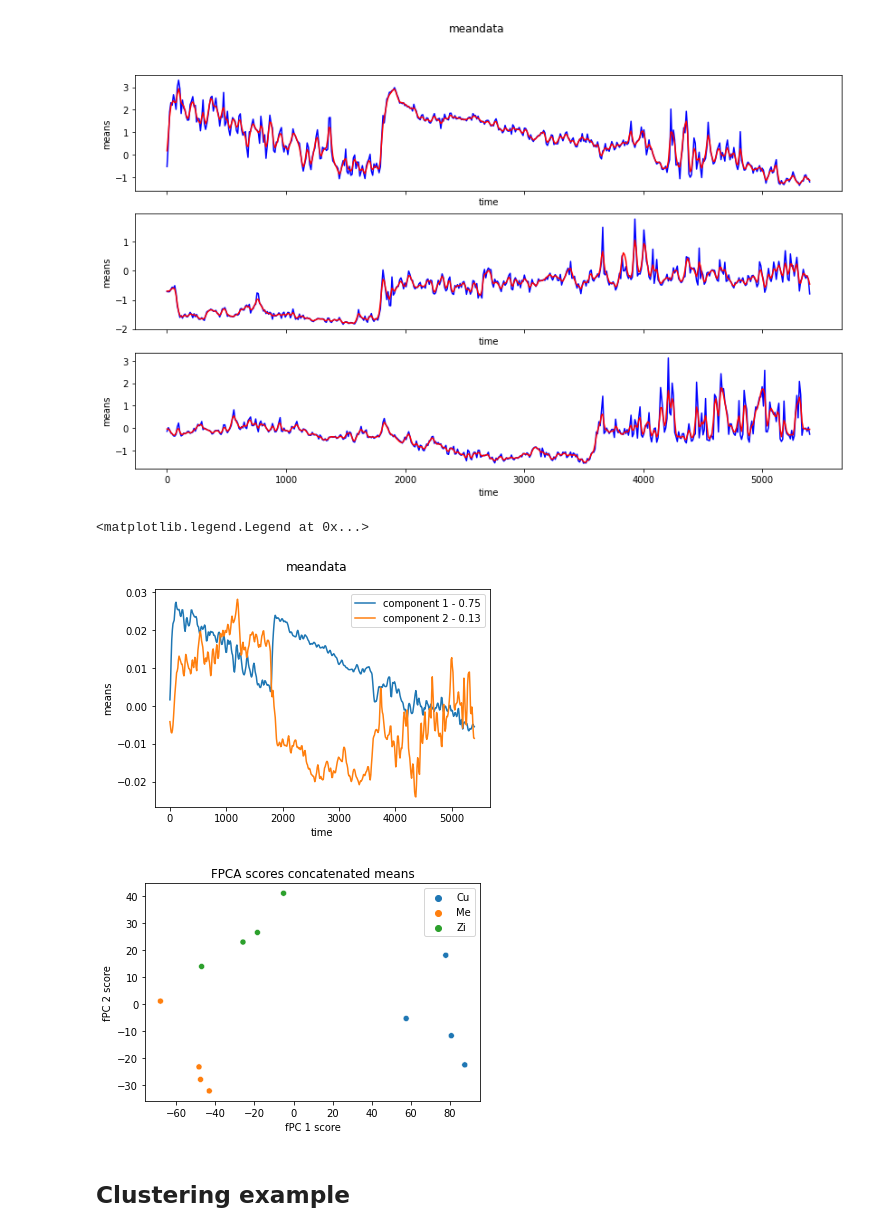
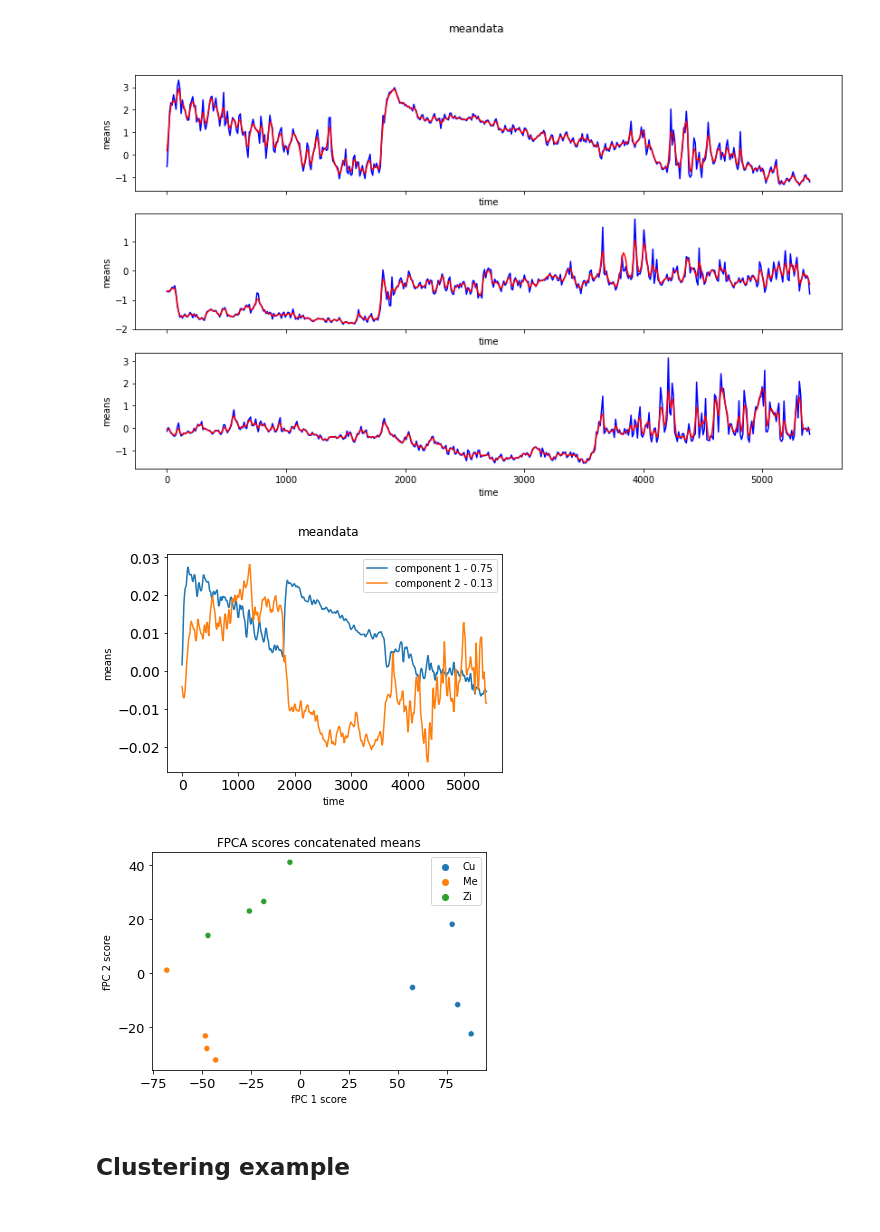
Before and after one commit to ruckapark/IndicateurGlobal, a Jupyter notebook: SETAC_Article2_figures.ipynb, the cells around one changed output. Drawn from its saved outputs; the diff is of its cells as text; code cells hidden in the pictures.

Commit message:
Finalised SETAC figures

```diff
--- a/SETAC_Article2_figures.ipynb
+++ b/SETAC_Article2_figures.ipynb
@@ -781,11 +781,14 @@ means_fd_cc_smooth[8].plot(ax_concat[2],color = 'red')
 # %%
 fpca_discretized = FPCA(n_components=2)
 fpca_discretized.fit(means_fd_cc_smooth)
 fpca_discretized.components_.plot()
 plt.legend(labels=['component 1 - {:.2f}'.format(fpca_discretized.explained_variance_ratio_[0]),'component 2 - {:.2f}'.format(fpca_discretized.explained_variance_ratio_[1])])
+
+plt.xticks(fontsize = 14)
+plt.yticks(fontsize = 14)
+plt.savefig(r'{}\PCs_IGT.jpg'.format(figures_dir),dpi=300)
 # %% [output]
-<matplotlib.legend.Legend at 0x...>
-[figure, old version]
+[figure, new version]
 # %%
 scores = fpca_discretized.fit_transform(means_fd_cc_smooth)
 
@@ -794,9 +797,12 @@ sns.scatterplot(x=scores[:, 0], y=scores[:, 1],hue = y_IGT,ax = ax_meanFPCA)
 ax_meanFPCA.set_xlabel("fPC 1 score")
 ax_meanFPCA.set_ylabel("fPC 2 score")
 ax_meanFPCA.set_title("FPCA scores concatenated means")
+
+ax_meanFPCA.tick_params(labelsize = 13)
+fig_meanFPCA.savefig(r'{}\fPCA_mean.jpg'.format(figures_dir),dpi=300)
 plt.show()
 # %% [output]
-[figure, old version]
+[figure, new version]
 # %% [markdown]
 ## Clustering example
 # %%
```
Also changed, not shown: parts of 2 cells of this notebook.
